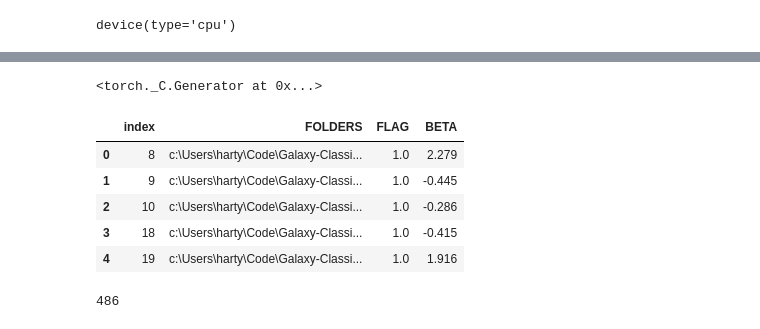
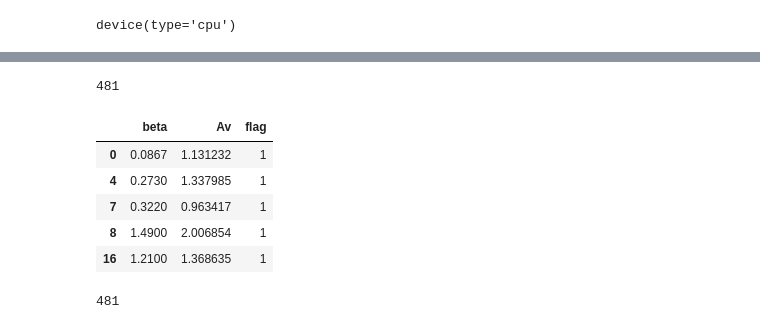
Before and after one commit to hartysimon-sketch/Galaxy-Classifier, a Jupyter notebook: Summer Research/Training/fc_network.ipynb, the cells around one changed output, grey strips where cells are left out. Cells and saved outputs as stored; diff of their text form; code cells hidden in the pictures.

```diff
--- a/Summer Research/Training/fc_network.ipynb
+++ b/Summer Research/Training/fc_network.ipynb
@@ -30,58 +44,47 @@ device(type='cpu')
 # %%
-params = {'num_outputs': 2,
-          'input_dim': 1,
-          'fc_dim': 128,
-          'dropout': 0.4,
-          'scale': 32}
+logged_params = params.copy()
+if RUN:
+    logged_params['comment'] = input("Enter a comment for this training run: ")
+    logged_params['seed'] = SEED
+    logged_params['batch size'] = BATCH_SIZE
+    logged_params['epochs'] = EPOCHS
+    logged_params['learning rate'] = LR
+    logged_params['weight decay'] = WD
 # %%
 cwd = Path.cwd()
 cutout_dir = cwd.parent / 'data' / 'cutouts'
+table_dir = cwd.parent / 'data' / 'tables'
 model_dir = cwd.parent / 'models'
-
-random.seed(SEED)
-torch.manual_seed(SEED)
-# %% [output]
-<torch._C.Generator at 0x...>
 # %%
-df = pd.DataFrame()
+tables = table_dir.rglob('*')
+df = pd.concat((pd.read_csv(t) for t in tables), ignore_index=True)
 
-data_paths = []
-flags = []
-beta = []
-f150w = []
-f227w = []
-f444w = []
-av = []
+in_features = ['beta', 'Av']
+out_features = ['flag']
 
-for folder in cutout_dir.iterdir():
-    if folder.is_dir():
-        data_paths.append(folder)
-        header = dict(fits.getheader(folder / 'f150w.fits'))
-        flags.append(header['FLAG'])
-        beta.append(header['BETA'])
-        f150w.append(header['BETA'])
-        f227w.append(header['BETA'])
-        f444w.append(header['BETA'])
+logged_params['input features'] = in_features
+logged_params['output features'] = out_features
 
-df['FOLDERS'] = data_paths
-df['FLAG'] = flags
-df['BETA'] = beta
+df = df[in_features + out_features]
 
-mask = (df['FLAG'] == 1.0)
+bad_av = df['Av'] == -99
+bad_beta = df['beta'] == -99
+df = df[~bad_beta | ~bad_av]
 
-dfs = {'dusty': df[mask].reset_index(),
-       'nodust': df[~mask].reset_index()}
+mask = (df['flag'] == 1.0)
+dfs = {'dusty': df[mask],
+       'nodust': df[~mask]}
 
-len(dfs['dusty']) + len(dfs['nodust'])
-
+print(len(dfs['dusty']) + len(dfs['nodust']))
 dfs['dusty'].head()
 # %% [output]
+481
-|  | index | FOLDERS | FLAG | BETA |
-| 0 | 8 | c:\Users\harty\Code\Galaxy-Classi... | 1.0 | 2.279 |
-| 1 | 9 | c:\Users\harty\Code\Galaxy-Classi... | 1.0 | -0.445 |
-| 2 | 10 | c:\Users\harty\Code\Galaxy-Classi... | 1.0 | -0.286 |
-| 3 | 18 | c:\Users\harty\Code\Galaxy-Classi... | 1.0 | -0.415 |
-| 4 | 19 | c:\Users\harty\Code\Galaxy-Classi... | 1.0 | 1.916 |
+|  | beta | Av | flag |
+| 0 | 0.0867 | 1.131232 | 1 |
+| 4 | 0.2730 | 1.337985 | 1 |
+| 7 | 0.3220 | 0.963417 | 1 |
+| 8 | 1.4900 | 2.006854 | 1 |
+| 16 | 1.2100 | 1.368635 | 1 |
 # %%
 train_df = pd.DataFrame()
 val_df = pd.DataFrame()
@@ -96,7 +99,10 @@ for key in dfs:
 train_df = train_df.sample(frac=1, random_state=SEED).reset_index(drop=True)
 val_df = val_df.sample(frac=1, random_state=SEED).reset_index(drop=True)
 
-len(train_df) + len(val_df)
+size = len(train_df) + len(val_df)
+logged_params['sample size'] = size
+
+size
 # %% [output]
-486
+481
 # %%
```
Also changed, not shown: parts of 15 cells of this notebook, 20 other files.
